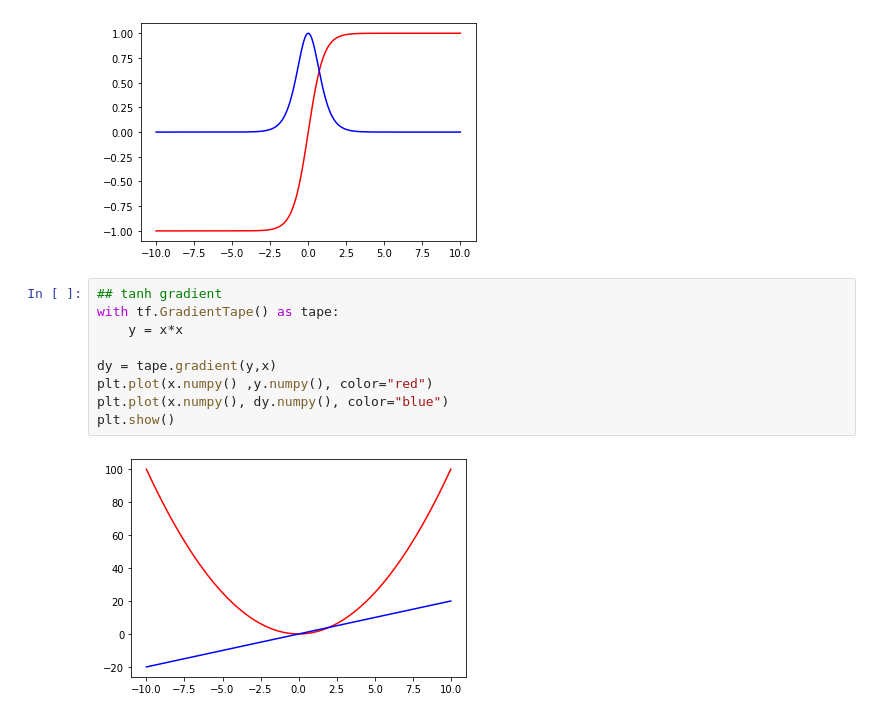
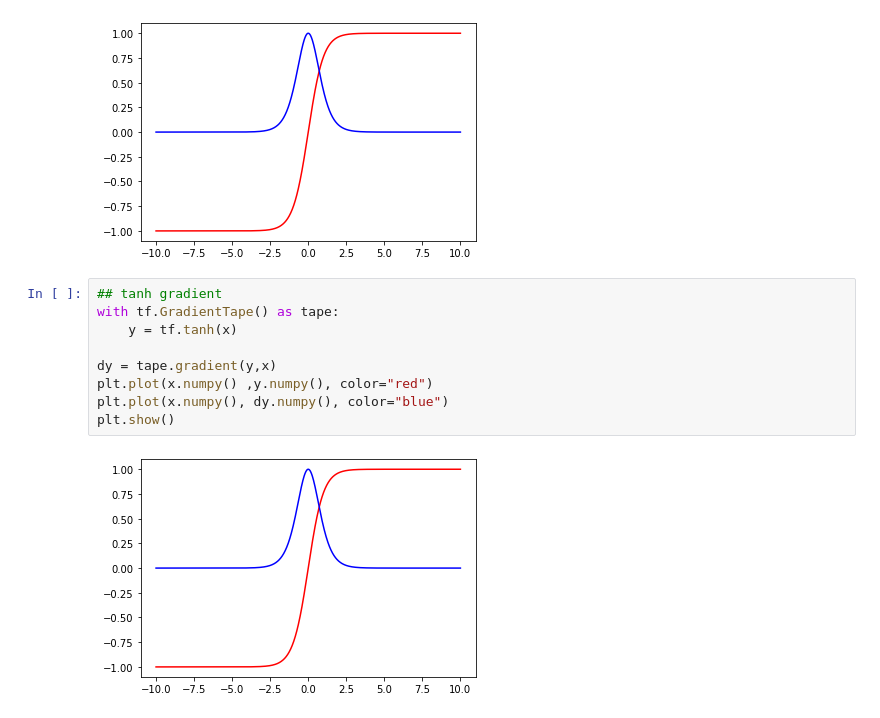
Before and after one commit to chetannitk/tensorflow_snippet, a Jupyter notebook: Gradient_calculation.ipynb, the cells around one changed output. Drawn from its saved outputs; the diff is of its cells as text.

```diff
--- a/Gradient_calculation.ipynb
+++ b/Gradient_calculation.ipynb
@@ -57,11 +54,11 @@ plt.show()
 # %%
 ## tanh gradient
 with tf.GradientTape() as tape:
-    y = x*x
+    y = tf.tanh(x)
 
 dy = tape.gradient(y,x)
 plt.plot(x.numpy() ,y.numpy(), color="red")
 plt.plot(x.numpy(), dy.numpy(), color="blue")
 plt.show()
 # %% [output]
-[figure, old version]
+[figure, new version]
```
Also changed, not shown: parts of 3 cells of this notebook.
